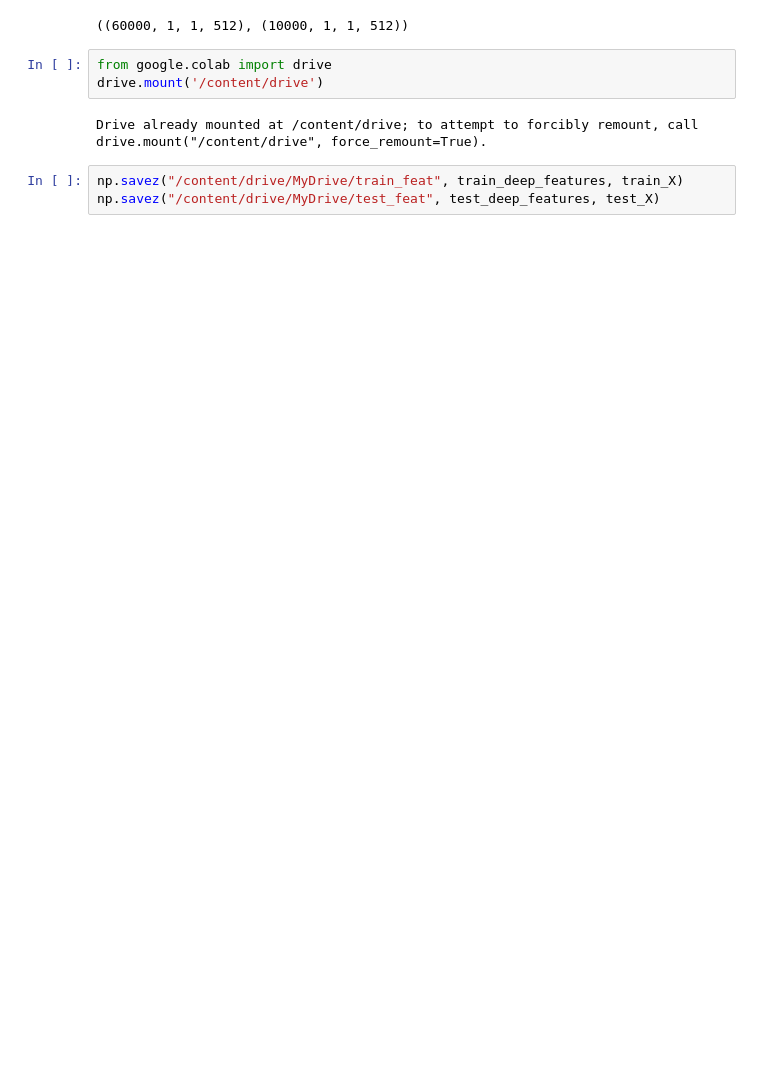
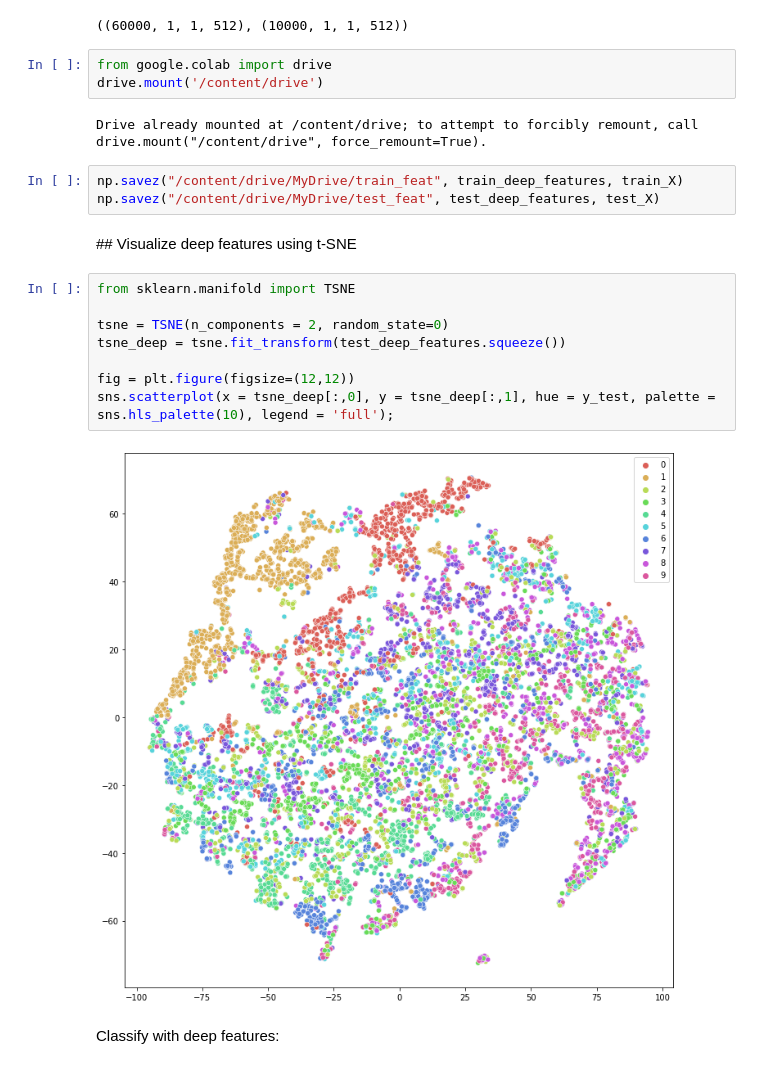
Before and after one commit to raulbenitez/IWANN21, a Jupyter notebook: MNIST_Eigenfaces_vs_deepfaces.ipynb, the cells around one changed output. Cells and saved outputs as stored; diff of their text form; blank space fills up the shorter version.

```diff
--- a/MNIST_Eigenfaces_vs_deepfaces.ipynb
+++ b/MNIST_Eigenfaces_vs_deepfaces.ipynb
@@ -233,3 +235,17 @@ Drive already mounted at /content/drive; to attempt to forcibly remount, call dr
 # %%
 np.savez("/content/drive/MyDrive/train_feat", train_deep_features, train_X)
 np.savez("/content/drive/MyDrive/test_feat", test_deep_features, test_X)
+# %% [markdown]
+## Visualize deep features using t-SNE
+# %%
+from sklearn.manifold import TSNE
+
+tsne = TSNE(n_components = 2, random_state=0)
+tsne_deep = tsne.fit_transform(test_deep_features.squeeze())
+
+fig = plt.figure(figsize=(12,12))
+sns.scatterplot(x = tsne_deep[:,0], y = tsne_deep[:,1], hue = y_test, palette = sns.hls_palette(10), legend = 'full');
+# %% [output]
+[figure, added]
+# %% [markdown]
+Classify with deep features:
```
Also changed, not shown: parts of 9 cells of this notebook.
